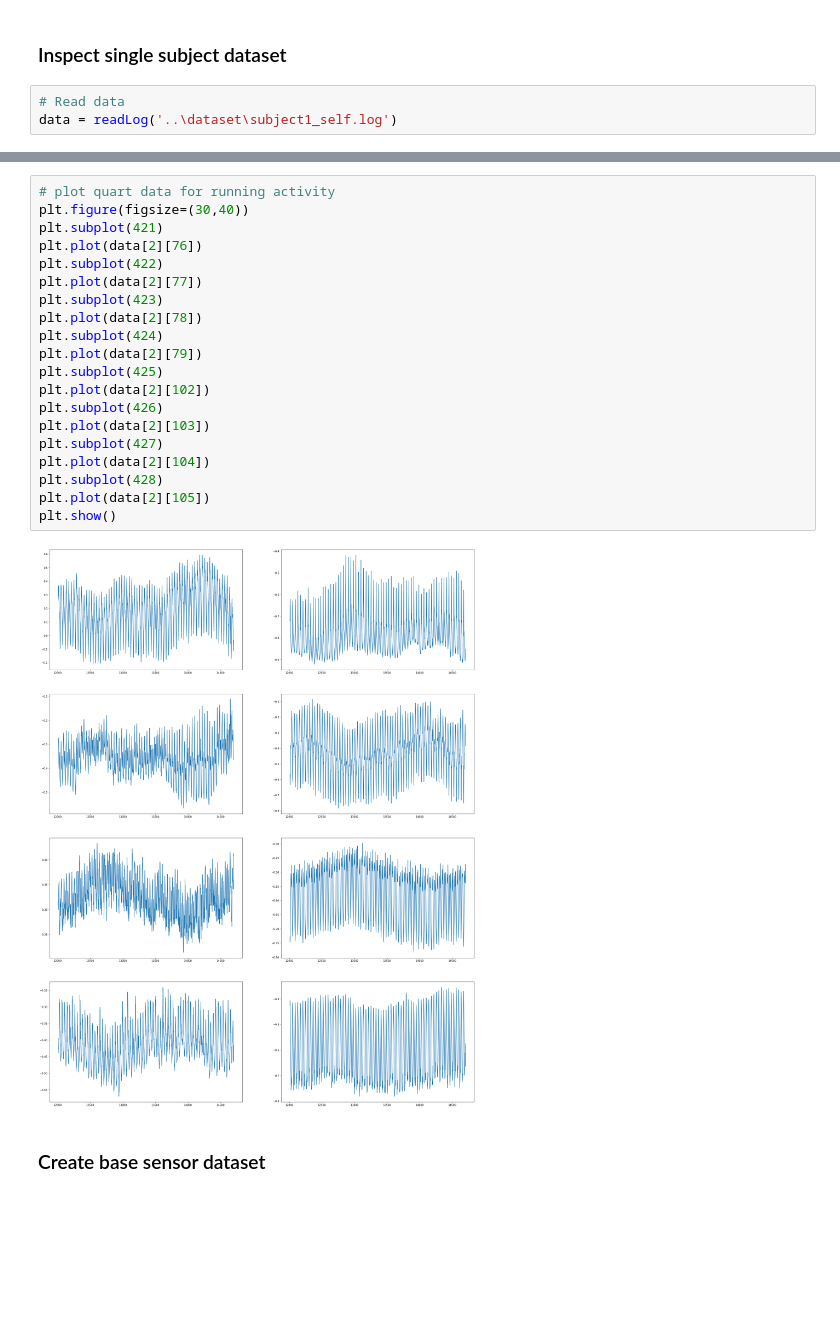
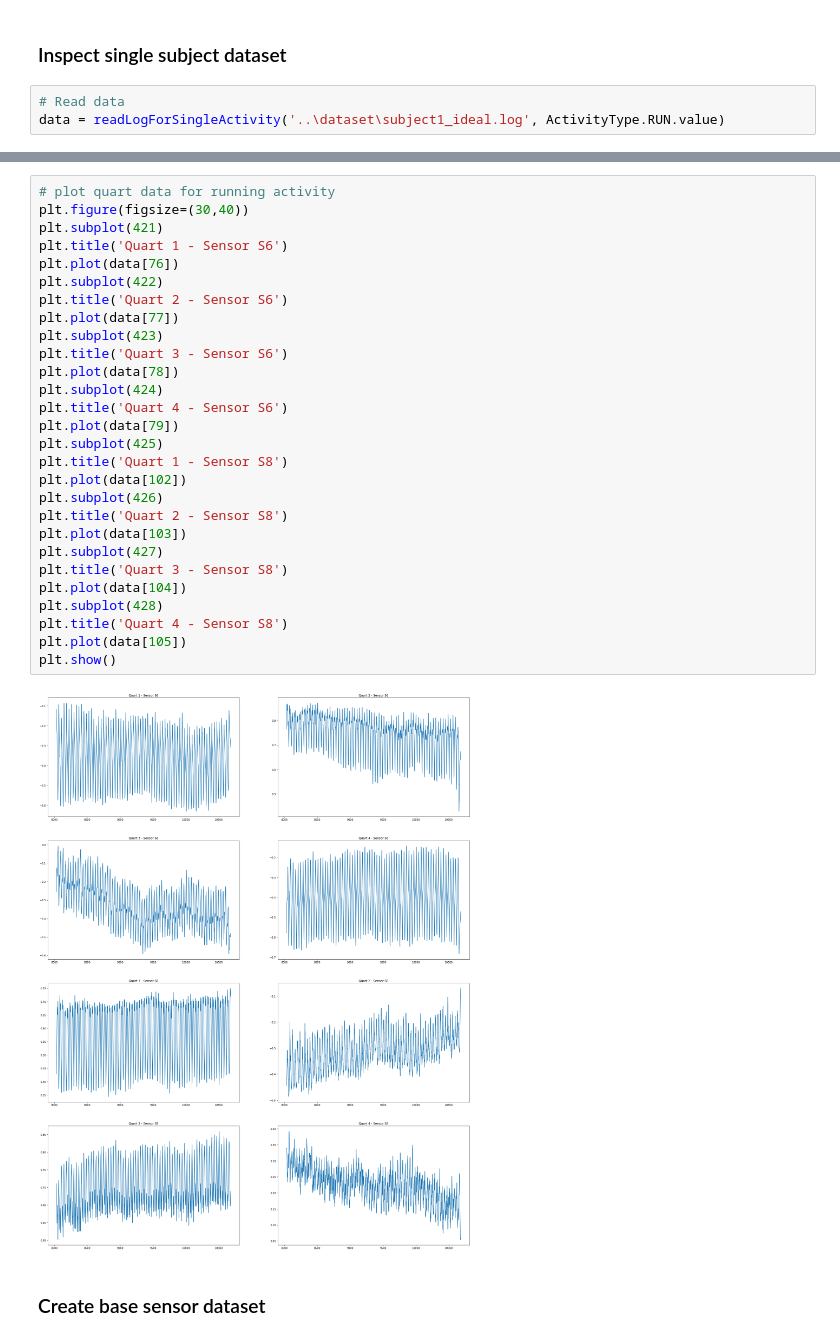
Before and after one commit to raymondng76/PRS-ISSM-2019-09-09-IS1FT-CA3, a Jupyter notebook: code/CA3.ipynb, the cells around one changed output, grey strips where cells are left out. Drawn from its saved outputs; the diff is of its cells as text; blank space fills up the shorter version.

```diff
--- a/code/CA3.ipynb
+++ b/code/CA3.ipynb
@@ -242,4 +225,4 @@ accel.shape
 ### Inspect single subject dataset
 # %%
 # Read data
-data = readLog('..\dataset\subject1_self.log')
+data = readLogForSingleActivity('..\dataset\subject1_ideal.log', ActivityType.RUN.value)
@@ -282,24 +279,32 @@ plt.show()
 # %%
 # plot quart data for running activity
 plt.figure(figsize=(30,40))
 plt.subplot(421)
-plt.plot(data[2][76])
+plt.title('Quart 1 - Sensor S6')
+plt.plot(data[76])
 plt.subplot(422)
-plt.plot(data[2][77])
+plt.title('Quart 2 - Sensor S6')
+plt.plot(data[77])
 plt.subplot(423)
-plt.plot(data[2][78])
+plt.title('Quart 3 - Sensor S6')
+plt.plot(data[78])
 plt.subplot(424)
-plt.plot(data[2][79])
+plt.title('Quart 4 - Sensor S6')
+plt.plot(data[79])
 plt.subplot(425)
-plt.plot(data[2][102])
+plt.title('Quart 1 - Sensor S8')
+plt.plot(data[102])
 plt.subplot(426)
-plt.plot(data[2][103])
+plt.title('Quart 2 - Sensor S8')
+plt.plot(data[103])
 plt.subplot(427)
-plt.plot(data[2][104])
+plt.title('Quart 3 - Sensor S8')
+plt.plot(data[104])
 plt.subplot(428)
-plt.plot(data[2][105])
+plt.title('Quart 4 - Sensor S8')
+plt.plot(data[105])
 plt.show()
 # %% [output]
-[figure, old version]
+[figure, new version]
 # %% [markdown]
 ### Create base sensor dataset
```
Also changed, not shown: parts of 40 cells of this notebook.
